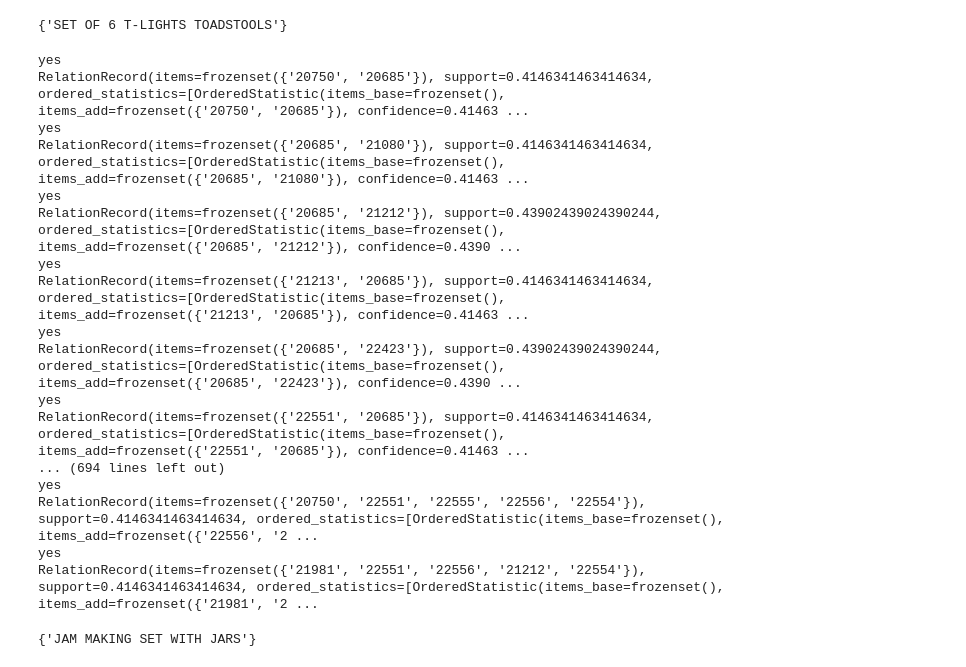
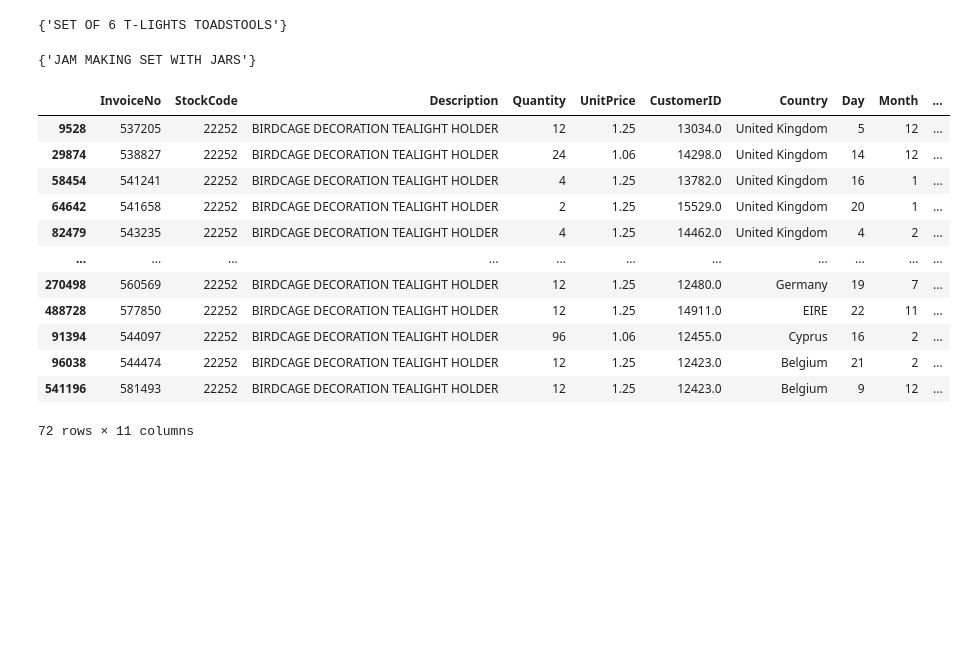
Before and after one commit to Wipada6430205202/BSC_DPDM23, a Jupyter notebook: Frequent_Patterns_(Association_Rules).ipynb, the cells around one changed output. Saved outputs shown, nothing was run; the diff lists cells and outputs as text; code cells hidden in the pictures; blank space fills up the shorter version.

```diff
--- a/Frequent_Patterns_(Association_Rules).ipynb
+++ b/Frequent_Patterns_(Association_Rules).ipynb
@@ -497,33 +530,23 @@ set(EU_data_country[(EU_data_country['StockCode']=='85099B')]['Description'])
 set(EU_data_country[(EU_data_country['StockCode']=='22807')]['Description'])
 # %% [output]
 {'SET OF 6 T-LIGHTS TOADSTOOLS'}
-# %%
-transactions = EU_data_country.groupby(['Country', 'Year'])['StockCode'].apply(list)
-min_sup = 0.4
-frequentItemsets= list(apriori(transactions,min_support = min_sup))
-for i in frequentItemsets:
-    if i[0].__len__()>1:
-        print('yes')
-        print(i)
-# %% [output]
-yes
-RelationRecord(items=frozenset({'20750', '20685'}), support=0.4146341463414634, ordered_statistics=[OrderedStatistic(items_base=frozenset(), items_add=frozenset({'20750', '20685'}), confidence=0.41463 ...
-yes
-RelationRecord(items=frozenset({'20685', '21080'}), support=0.4146341463414634, ordered_statistics=[OrderedStatistic(items_base=frozenset(), items_add=frozenset({'20685', '21080'}), confidence=0.41463 ...
-yes
-RelationRecord(items=frozenset({'20685', '21212'}), support=0.43902439024390244, ordered_statistics=[OrderedStatistic(items_base=frozenset(), items_add=frozenset({'20685', '21212'}), confidence=0.4390 ...
-yes
-RelationRecord(items=frozenset({'21213', '20685'}), support=0.4146341463414634, ordered_statistics=[OrderedStatistic(items_base=frozenset(), items_add=frozenset({'21213', '20685'}), confidence=0.41463 ...
-yes
-RelationRecord(items=frozenset({'20685', '22423'}), support=0.43902439024390244, ordered_statistics=[OrderedStatistic(items_base=frozenset(), items_add=frozenset({'20685', '22423'}), confidence=0.4390 ...
-yes
-RelationRecord(items=frozenset({'22551', '20685'}), support=0.4146341463414634, ordered_statistics=[OrderedStatistic(items_base=frozenset(), items_add=frozenset({'22551', '20685'}), confidence=0.41463 ...
-... (694 lines left out)
-yes
-RelationRecord(items=frozenset({'20750', '22551', '22555', '22556', '22554'}), support=0.4146341463414634, ordered_statistics=[OrderedStatistic(items_base=frozenset(), items_add=frozenset({'22556', '2 ...
-yes
-RelationRecord(items=frozenset({'21981', '22551', '22556', '21212', '22554'}), support=0.4146341463414634, ordered_statistics=[OrderedStatistic(items_base=frozenset(), items_add=frozenset({'21981', '2 ...
 # %%
 set(EU_data_country[(EU_data_country['StockCode']=='22960')]['Description'])
 # %% [output]
 {'JAM MAKING SET WITH JARS'}
+# %%
+EU_data_country[EU_data_country['StockCode']=='22252']
+# %% [output]
+|  | InvoiceNo | StockCode | Description | Quantity | UnitPrice | CustomerID | Country | Day | Month | ... |
+| 9528 | 537205 | 22252 | BIRDCAGE DECORATION TEALIGHT HOLDER | 12 | 1.25 | 13034.0 | United Kingdom | 5 | 12 | ... |
+| 29874 | 538827 | 22252 | BIRDCAGE DECORATION TEALIGHT HOLDER | 24 | 1.06 | 14298.0 | United Kingdom | 14 | 12 | ... |
+| 58454 | 541241 | 22252 | BIRDCAGE DECORATION TEALIGHT HOLDER | 4 | 1.25 | 13782.0 | United Kingdom | 16 | 1 | ... |
+| 64642 | 541658 | 22252 | BIRDCAGE DECORATION TEALIGHT HOLDER | 2 | 1.25 | 15529.0 | United Kingdom | 20 | 1 | ... |
+| 82479 | 543235 | 22252 | BIRDCAGE DECORATION TEALIGHT HOLDER | 4 | 1.25 | 14462.0 | United Kingdom | 4 | 2 | ... |
+| ... | ... | ... | ... | ... | ... | ... | ... | ... | ... | ... |
+| 270498 | 560569 | 22252 | BIRDCAGE DECORATION TEALIGHT HOLDER | 12 | 1.25 | 12480.0 | Germany | 19 | 7 | ... |
+| 488728 | 577850 | 22252 | BIRDCAGE DECORATION TEALIGHT HOLDER | 12 | 1.25 | 14911.0 | EIRE | 22 | 11 | ... |
+| 91394 | 544097 | 22252 | BIRDCAGE DECORATION TEALIGHT HOLDER | 96 | 1.06 | 12455.0 | Cyprus | 16 | 2 | ... |
+| 96038 | 544474 | 22252 | BIRDCAGE DECORATION TEALIGHT HOLDER | 12 | 1.25 | 12423.0 | Belgium | 21 | 2 | ... |
+| 541196 | 581493 | 22252 | BIRDCAGE DECORATION TEALIGHT HOLDER | 12 | 1.25 | 12423.0 | Belgium | 9 | 12 | ... |
+72 rows × 11 columns
```
Also changed, not shown: parts of 21 cells of this notebook.
